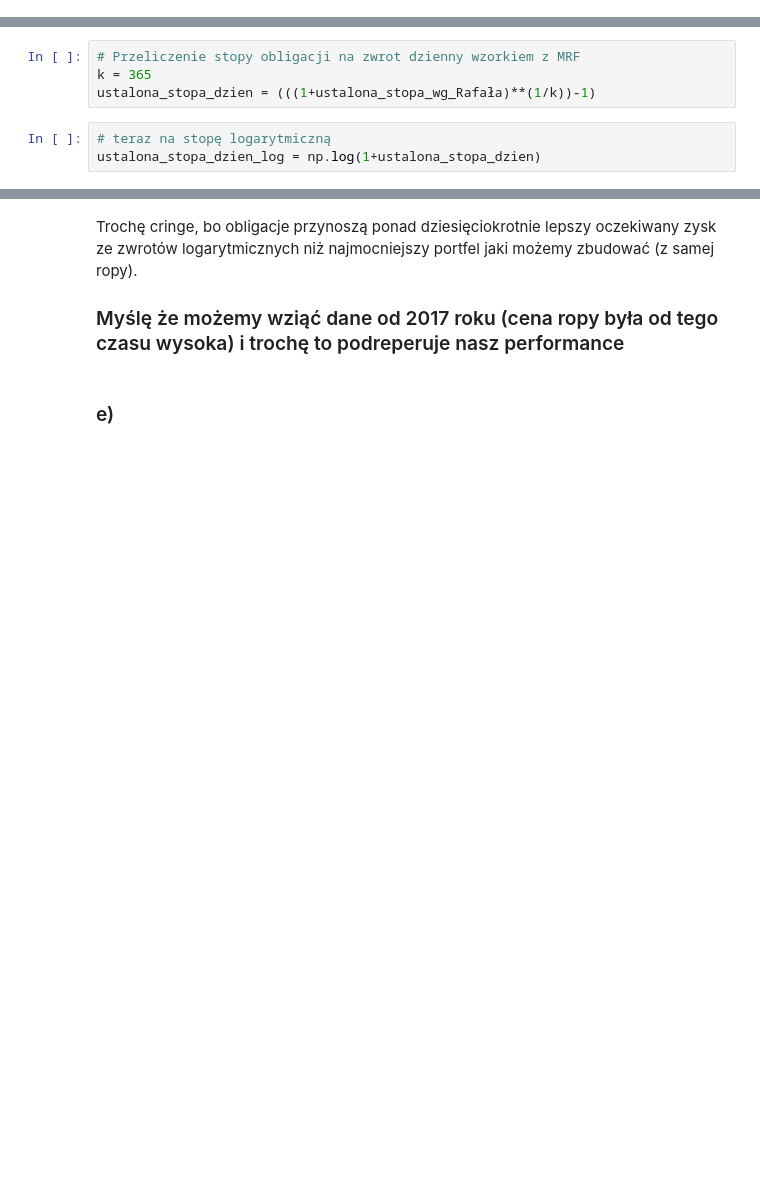
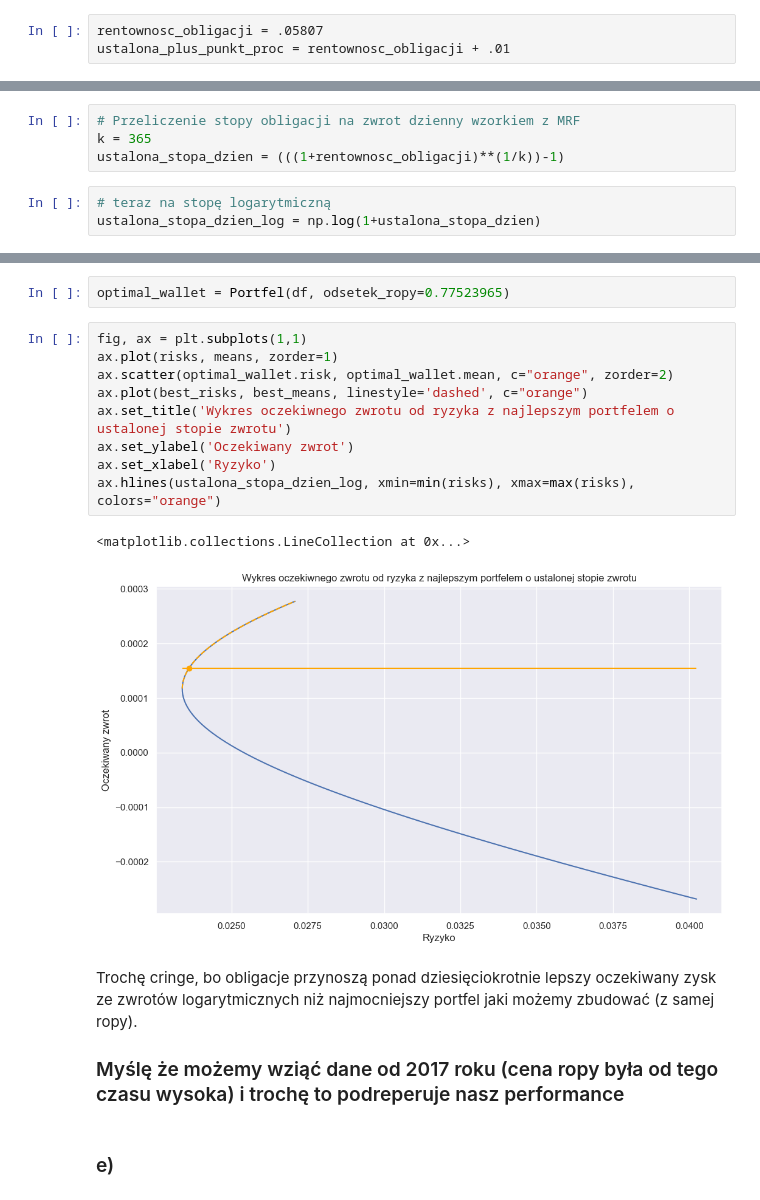
Before and after one commit to mjacobik/ORLEN-risk-management, a Jupyter notebook: Projekt 3 zad 1.ipynb, the cells around one changed output, grey strips where cells are left out. Drawn from its saved outputs; the diff is of its cells as text; blank space fills up the shorter version.

```diff
--- a/Projekt 3 zad 1.ipynb
+++ b/Projekt 3 zad 1.ipynb
@@ -230,12 +230,15 @@ ustalona_stopa_wg_Rafała = stopa_o_minimalnym_ryzyku + 0.01
 ustalona_stopa_wg_Rafała
 # %% [output]
 0.17430000000000004
+# %%
+rentownosc_obligacji = .05807
+ustalona_plus_punkt_proc = rentownosc_obligacji + .01
 # %% [markdown]
 Nie wiem czy trzeba to jakoś przeliczyć na logarytmiczną stopę zwrotu? My rozważamy też bardzo krótkie okresy czasu w zwrotach, a tutaj mamy roczny. Stąd pewnie ta różnica w rzędzie wielkości. Pewnie można to przeskalować standardowym wzorkiem z MRFów?
 # %%
 # Przeliczenie stopy obligacji na zwrot dzienny wzorkiem z MRF
 k = 365
-ustalona_stopa_dzien = (((1+ustalona_stopa_wg_Rafała)**(1/k))-1)
+ustalona_stopa_dzien = (((1+rentownosc_obligacji)**(1/k))-1)
 # %%
 # teraz na stopę logarytmiczną
 ustalona_stopa_dzien_log = np.log(1+ustalona_stopa_dzien)
@@ -251,3 +272,17 @@ najmocniejszy_portfel_zwrot
+# %%
+optimal_wallet = Portfel(df, odsetek_ropy=0.77523965)
+# %%
+fig, ax = plt.subplots(1,1)
+ax.plot(risks, means, zorder=1)
+ax.scatter(optimal_wallet.risk, optimal_wallet.mean, c="orange", zorder=2)
+ax.plot(best_risks, best_means, linestyle='dashed', c="orange")
+ax.set_title('Wykres oczekiwnego zwrotu od ryzyka z najlepszym portfelem o ustalonej stopie zwrotu')
+ax.set_ylabel('Oczekiwany zwrot')
+ax.set_xlabel('Ryzyko')
+ax.hlines(ustalona_stopa_dzien_log, xmin=min(risks), xmax=max(risks), colors="orange")
+# %% [output]
+<matplotlib.collections.LineCollection at 0x...>
+[figure, added]
 # %% [markdown]
 Trochę cringe, bo obligacje przynoszą ponad dziesięciokrotnie lepszy oczekiwany zysk ze zwrotów logarytmicznych niż najmocniejszy portfel jaki możemy zbudować (z samej ropy).
 
```
Also changed, not shown: parts of 21 cells of this notebook.
